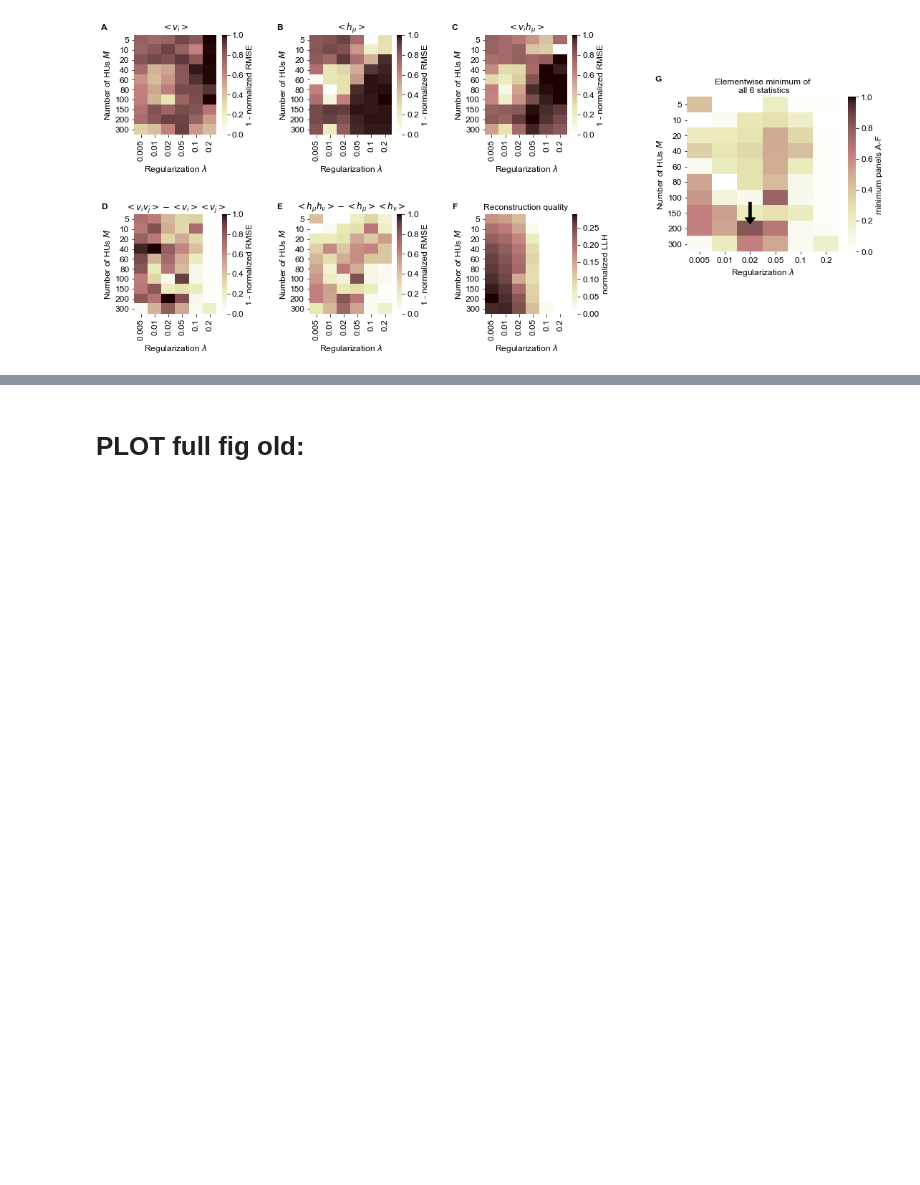
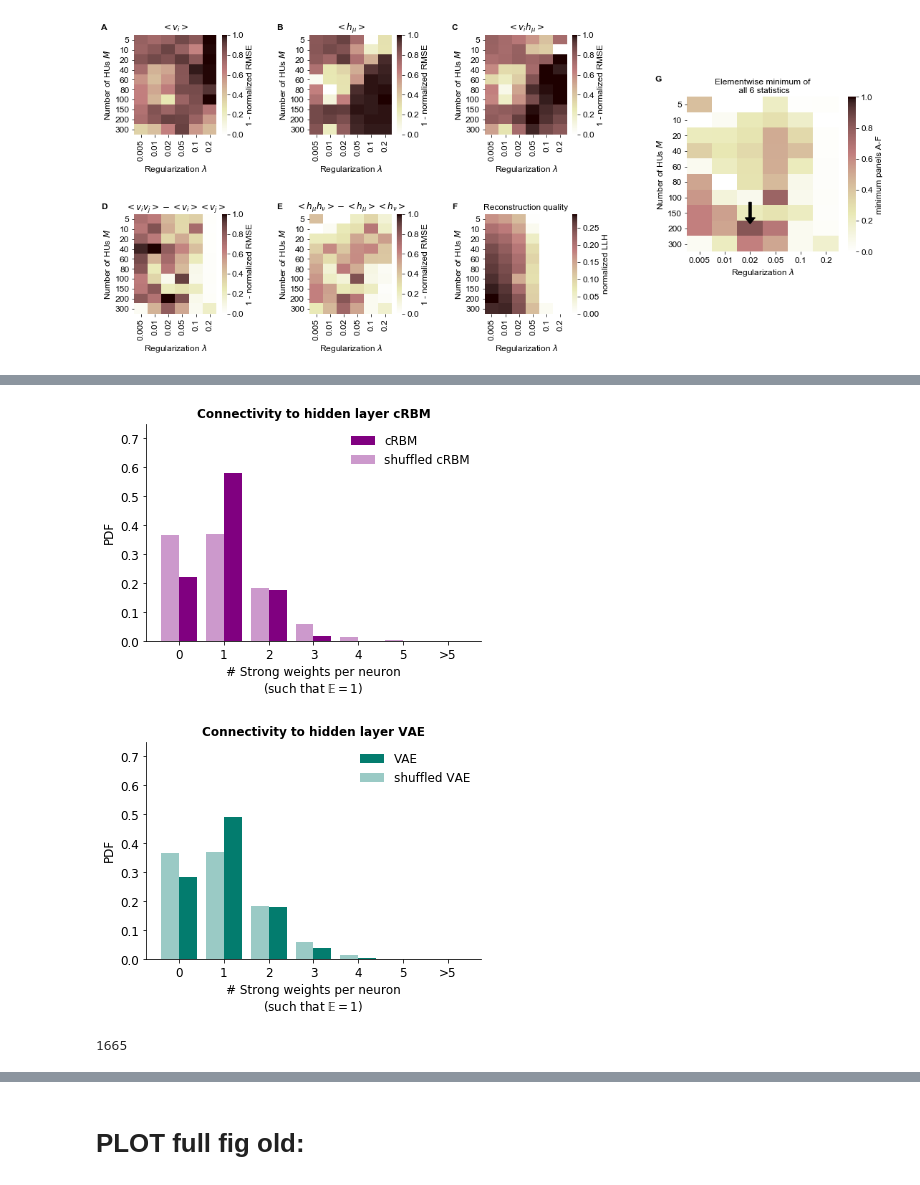
Before and after one commit to vdplasthijs/zf-rbm, a Jupyter notebook: figure_notebooks/fig_model_selection.ipynb, the cells around one changed output, grey strips where cells are left out. Saved outputs shown, nothing was run; the diff lists cells and outputs as text; code cells hidden in the pictures; blank space fills up the shorter version.

```diff
--- a/figure_notebooks/fig_model_selection.ipynb
+++ b/figure_notebooks/fig_model_selection.ipynb
@@ -595,0 +676,24 @@ ip.SVG('/home/thijs/repos/zf-rbm/figures/sfig_model_selection_complete.svg')
+# %%
+## Uniformity plots
+ax_unif = {}
+
+degree_distr['vae'], sh_degree_distr['vae'] = af.count_connections_3(weight_matrix=weights['vae'])
+
+for i_dr, dr in enumerate(plot_methods):
+    _, ax_unif[dr] = plt.subplots()
+    pf.plot_degree_distr(degree_dict=degree_distr, degree_dict_sh=sh_degree_distr,
+                         dr=dr, ax=ax_unif[dr], cutoff=6, normalise=True)
+    ax_unif[dr].set_ylim([0, 0.75])
+# %% [output]
+[figure, added]
+[figure, added]
+# %%
+import pickle
+test_segs = '267'
+train_inds_path=f'/home/tplas/repos/dnp-code/train_test_inds/20180912-Run01/train_test_inds__test_segs_{test_segs}_nseg10.pkl'  # HARD SET TO 10TH PERCENTILE OF 20180912-RUN01 (TEST SEGS 267)
+dict_tt_inds = pickle.load(open(train_inds_path, 'rb'))  # load dictionary with training indices
+train_inds = dict_tt_inds['train_inds']  # load training inds, note that: # test_inds = dict_tt_inds['test_inds']
+test_inds = dict_tt_inds['test_inds']
+print(len(test_inds))
+# %% [output]
+1665
```
Also changed, not shown: parts of 19 cells of this notebook, 2 other files.
